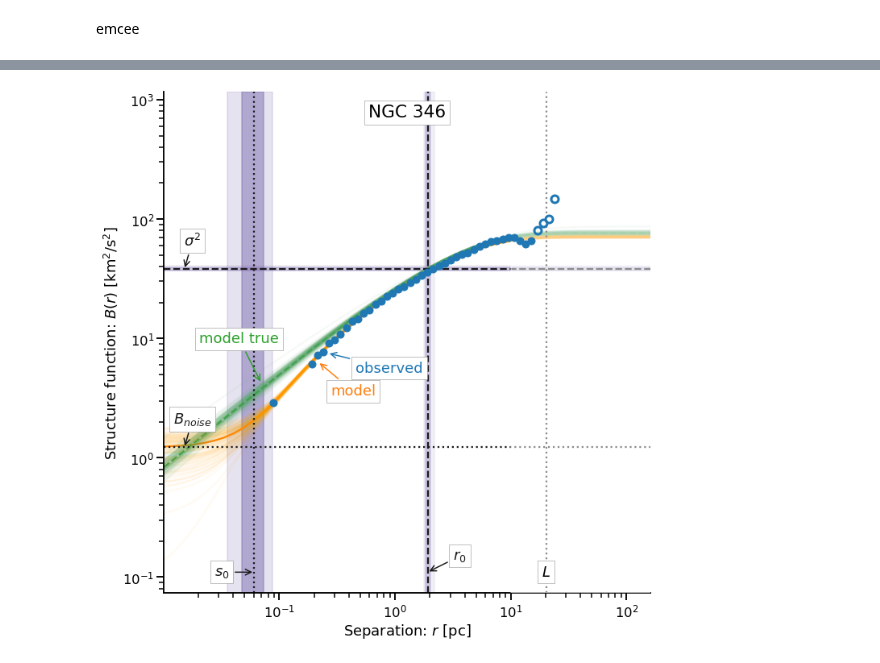
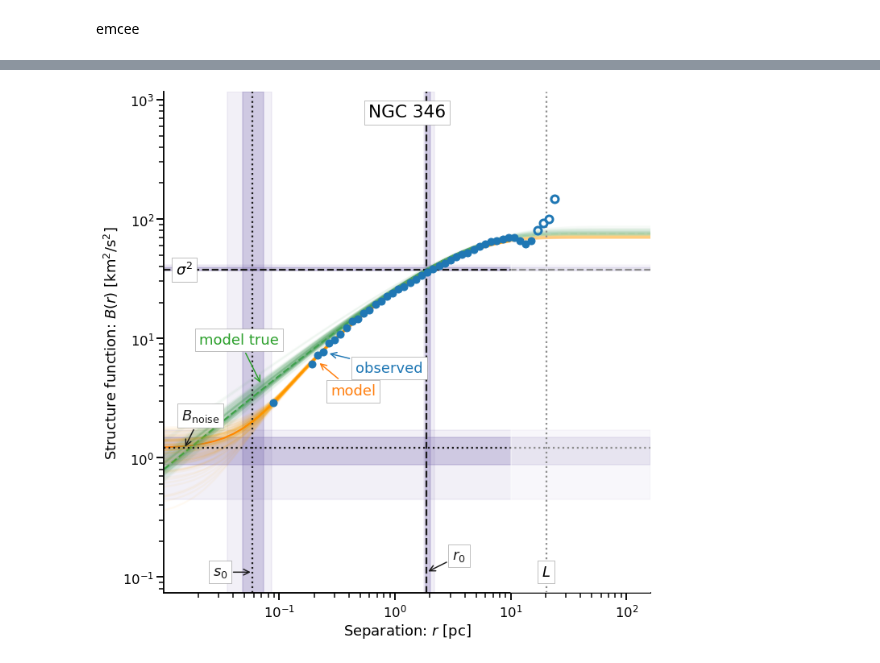
Before and after one commit to JavGVastro/PhD.Paper, a Jupyter notebook: CIN346.ipynb, the cells around one changed output, grey strips where cells are left out. Drawn from its saved outputs; the diff is of its cells as text; code cells hidden in the pictures.

Commit message:
Updated plots

```diff
--- a/CIN346.ipynb
+++ b/CIN346.ipynb
@@ -223,4 +223,4 @@ bplot.corner_plot(result_emcee, result, name, data, data_ranges=[0.95, 0.99, 0.9
 # %%
-bplot.strucfunc_plot(result_emcee, r, B, to_fit, name, data, box_size, large_scale)
+bplot.strucfunc_plot(result_emcee, result, r, B, to_fit, name, data, box_size, large_scale)
 # %% [output]
-[figure, old version]
+[figure, new version]
```
Also changed, not shown: parts of 7 cells of this notebook, 2 other files.
